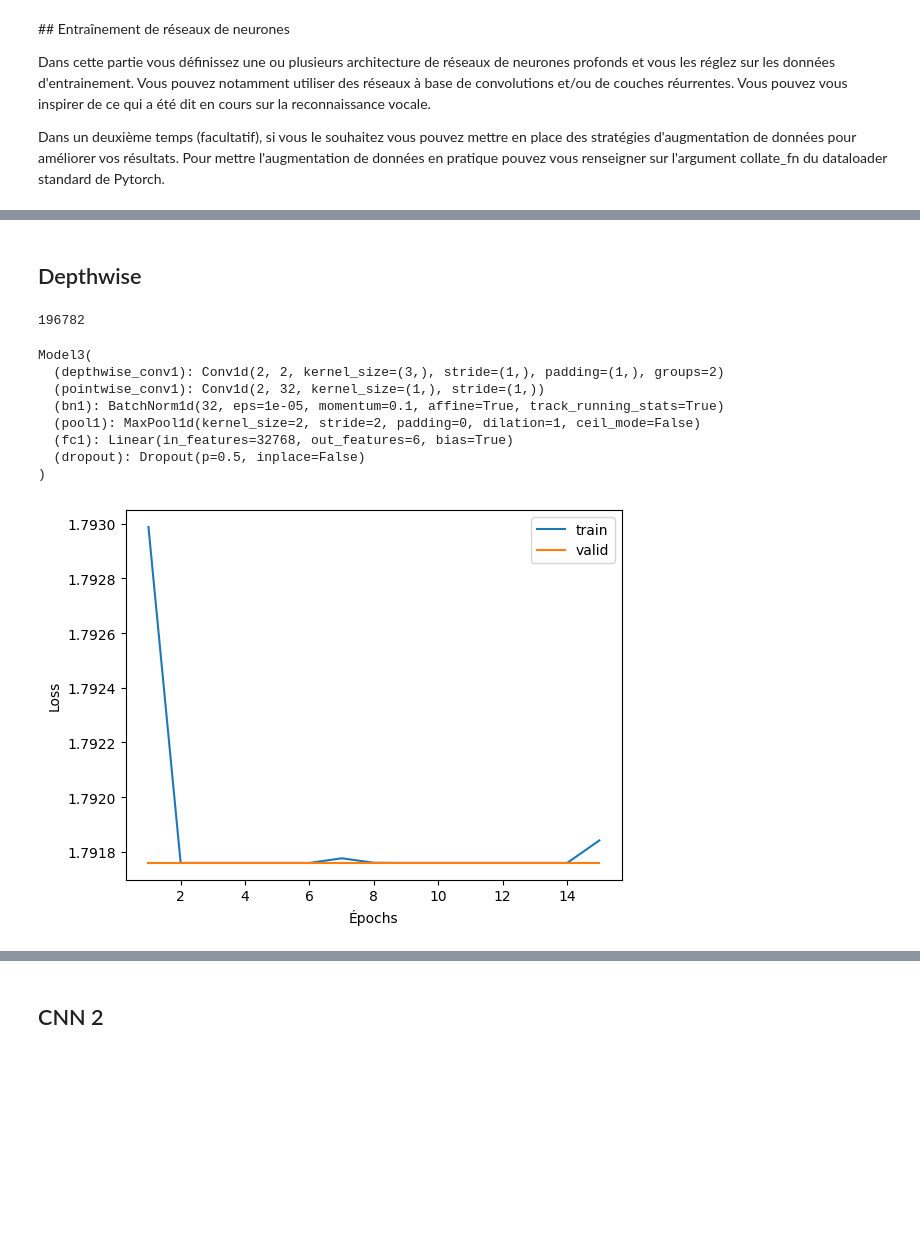
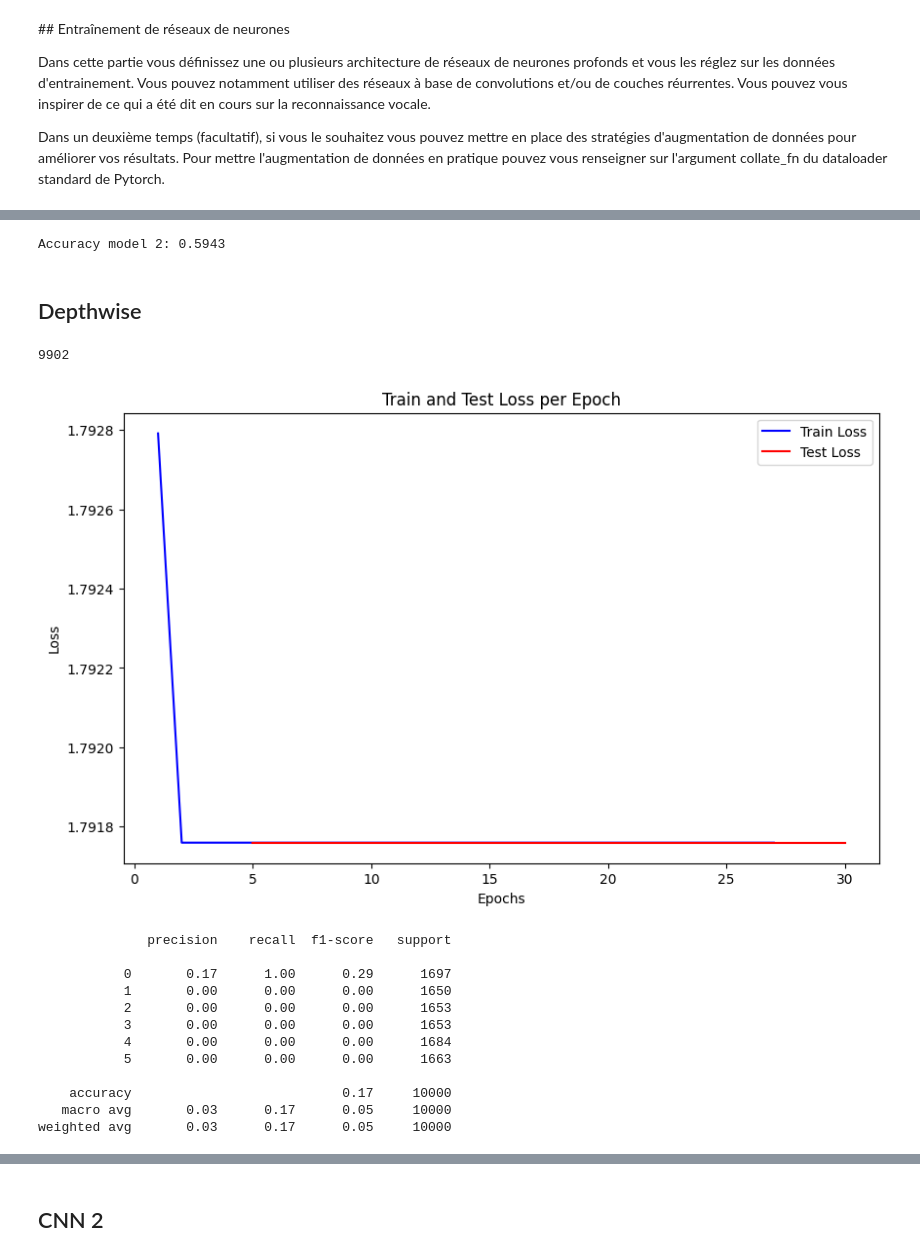
Before and after one commit to QMoayedpour/tp3_dlts, a Jupyter notebook: dlts_tp3_noah.ipynb, the cells around one changed output, grey strips where cells are left out. Saved outputs shown, nothing was run; the diff lists cells and outputs as text; code cells hidden in the pictures; blank space fills up the shorter version.

```diff
--- a/dlts_tp3_noah.ipynb
+++ b/dlts_tp3_noah.ipynb
@@ -443,3 +684,5 @@ Dans un deuxième temps (facultatif), si vous le souhaitez vous pouvez mettre en
+# %%
+dic_results = {}
 # %%
 class Model2(nn.Module):
     def __init__(self, N=6, C=2, T=2048):
@@ -465,6 +708,6 @@ class Model2(nn.Module):
         x = self.fc(x)
         return F.log_softmax(x, dim=-1)
 
-model = Model2()
+model_2 = Model2()
 print(count_n_param(model))
 # %% [output]
@@ -472,3 +715,9 @@ print(count_n_param(model))
 # %%
-training_model(model, dataloader_train, dataloader_valid, "model2.pth", device='cuda')
+trainer = MyTrainer(model_2, device="cuda")
+
+dic_results["model_2"] = trainer.full_proc(train_dataloader=dataloader_train,
+                                          valid_dataloader=dataloader_valid, test_dataloader=dataloader_test,
+                                          n_epochs=300,
+                                          critic_test=5,
+                                          lr=1e-4, model_path="model_2.pth")
 # %% [output]
@@ -484,3 +737,7 @@ Test accuracy :  6364 / 10000  ( 63.63999999999999 %)
+# %%
+print(f"Accuracy model 2: {dic_results["model_2"]:.4f}")
+# %% [output]
+Accuracy model 2: 0.5943
 # %% [markdown]
 ## Depthwise
 # %%
@@ -514,24 +771,29 @@ class Model3(nn.Module):
         return x
 
 # Exemple d'initialisation
-model = Model3()
+model_3 = Model3()
 print(count_n_param(model))
 # %% [output]
-196782
+9902
-# %%
-model
-# %% [output]
-Model3(
-  (depthwise_conv1): Conv1d(2, 2, kernel_size=(3,), stride=(1,), padding=(1,), groups=2)
-  (pointwise_conv1): Conv1d(2, 32, kernel_size=(1,), stride=(1,))
-  (bn1): BatchNorm1d(32, eps=1e-05, momentum=0.1, affine=True, track_running_stats=True)
-  (pool1): MaxPool1d(kernel_size=2, stride=2, padding=0, dilation=1, ceil_mode=False)
-  (fc1): Linear(in_features=32768, out_features=6, bias=True)
-  (dropout): Dropout(p=0.5, inplace=False)
-)
 # %%
-loss = nn.CrossEntropyLoss()
-optimizer = optim.Adam(model.parameters(), weight_decay=1e-3)
-training_model(model, dataloader_train, dataloader_valid, "model3.pt", device='cuda', loss=loss, optim=optimizer)
+trainer = MyTrainer(model_3, device="cuda")
+
+dic_results["model_depthwise"] = trainer.full_proc(train_dataloader=dataloader_train,
+                                          valid_dataloader=dataloader_valid, test_dataloader=dataloader_test,
+                                        n_epochs=300,
+                                          critic_test=5,
+                                          lr=1e-4, model_path="model_depthwise.pth")
 # %% [output]
-[figure, old version]
+[figure, new version]
+              precision    recall  f1-score   support
+
+           0       0.17      1.00      0.29      1697
+           1       0.00      0.00      0.00      1650
+           2       0.00      0.00      0.00      1653
+           3       0.00      0.00      0.00      1653
+           4       0.00      0.00      0.00      1684
+           5       0.00      0.00      0.00      1663
+
+    accuracy                           0.17     10000
+   macro avg       0.03      0.17      0.05     10000
+weighted avg       0.03      0.17      0.05     10000
```
Also changed, not shown: parts of 36 cells of this notebook.
